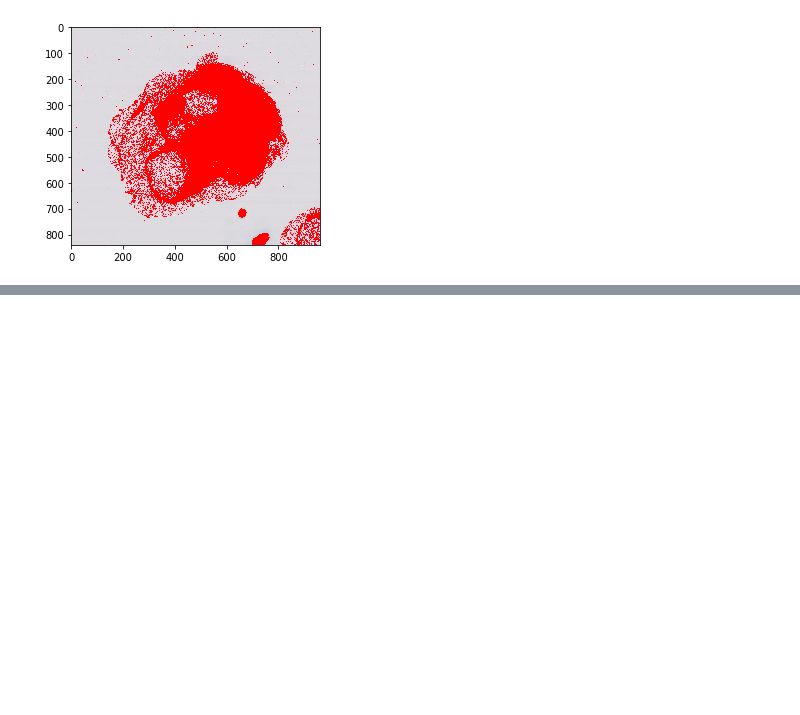
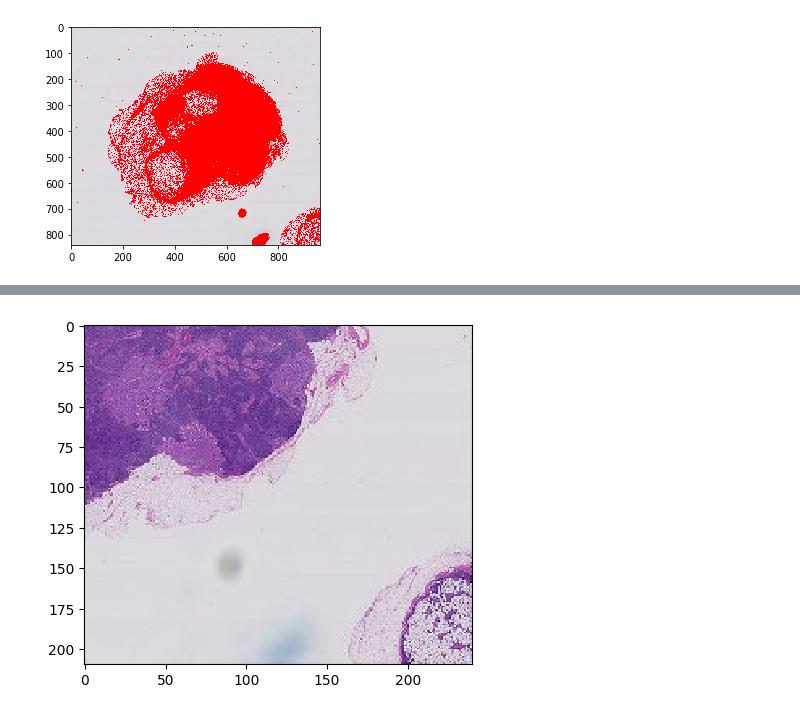
Before and after one commit to akoo-45/cancer-detection, a Jupyter notebook: cancer_detection.ipynb, the cells around one changed output, grey strips where cells are left out. Saved outputs shown, nothing was run; the diff lists cells and outputs as text; code cells hidden in the pictures; blank space fills up the shorter version.

```diff
--- a/cancer_detection.ipynb
+++ b/cancer_detection.ipynb
@@ -194,3 +201,69 @@ plt.imshow(tissue_regions)
 237731 tissue_pixels pixels (33.7 percent of the image)
 <matplotlib.image.AxesImage at 0x...>
 [figure]
+# %%
+# Step 1
+# Break up slide at level 7 into 4 patches
+
+num_patch = 4
+
+slides = []
+slide_image = read_slide(slide,
+                         x=0 * 128,
+                         y=0 * 128,
+                         level=7,
+                         width=slide.level_dimensions[7][0]//2,
+                         height=slide.level_dimensions[7][1]//2)
+
+slides.append(slide_image)
+slide_image = read_slide(slide,
+                         x=240 * 128,
+                         y=0 * 128,
+                         level=7,
+                         width=slide.level_dimensions[7][0]//2,
+                         height=slide.level_dimensions[7][1]//2)
+slides.append(slide_image)
+slide_image = read_slide(slide,
+                         x=0 * 128,
+                         y=210 * 128,
+                         level=7,
+                         width=slide.level_dimensions[7][0]//2,
+                         height=slide.level_dimensions[7][1]//2)
+slides.append(slide_image)
+
+slide_image = read_slide(slide,
+                         x=240 * 128,
+                         y=210 * 128,
+                         level=7,
+                         width=slide.level_dimensions[7][0]//2,
+                         height=slide.level_dimensions[7][1]//2)
+slides.append(slide_image)
+print(slide_image)
+
+
+plt.figure(figsize=(5,5), dpi=100)
+plt.imshow(slide_image_1)
+plt.imshow(slide_image_2)
+plt.imshow(slide_image_3)
+plt.imshow(slide_image_4)
+
+# Add to disk
+import os
+patch_repo = '/patch_repo'
+if not os.path.exists(patch_repo):
+  os.mkdir(patch_repo)
+
+patch_dir = os.path.join('/content', patch_repo) # necc?
+
+for i in range(0, 4):
+  patch_name = "patch_" + str(i)
+  with open(patch_name, 'w') as file:
+    data = slides[i]
+    file.write(str(data))
+
+  !mv "$patch_name" "$root_path"
+
+
+# Only examine patches where there is at least 30% red region
+# Break into at least 100 patches?
+# %% [output]
@@ -196,0 +287 @@ plt.imshow(tissue_regions)
+[figure, added]
```
Also changed, not shown: parts of 4 cells of this notebook.
